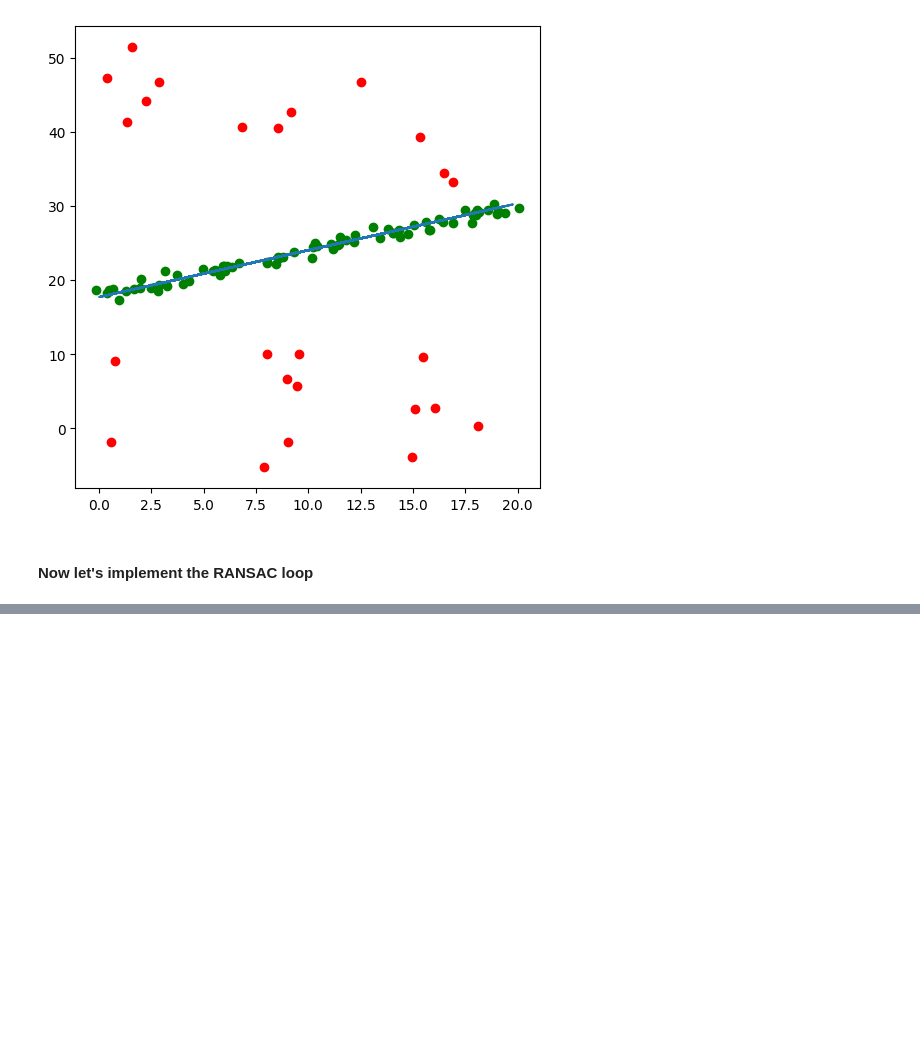
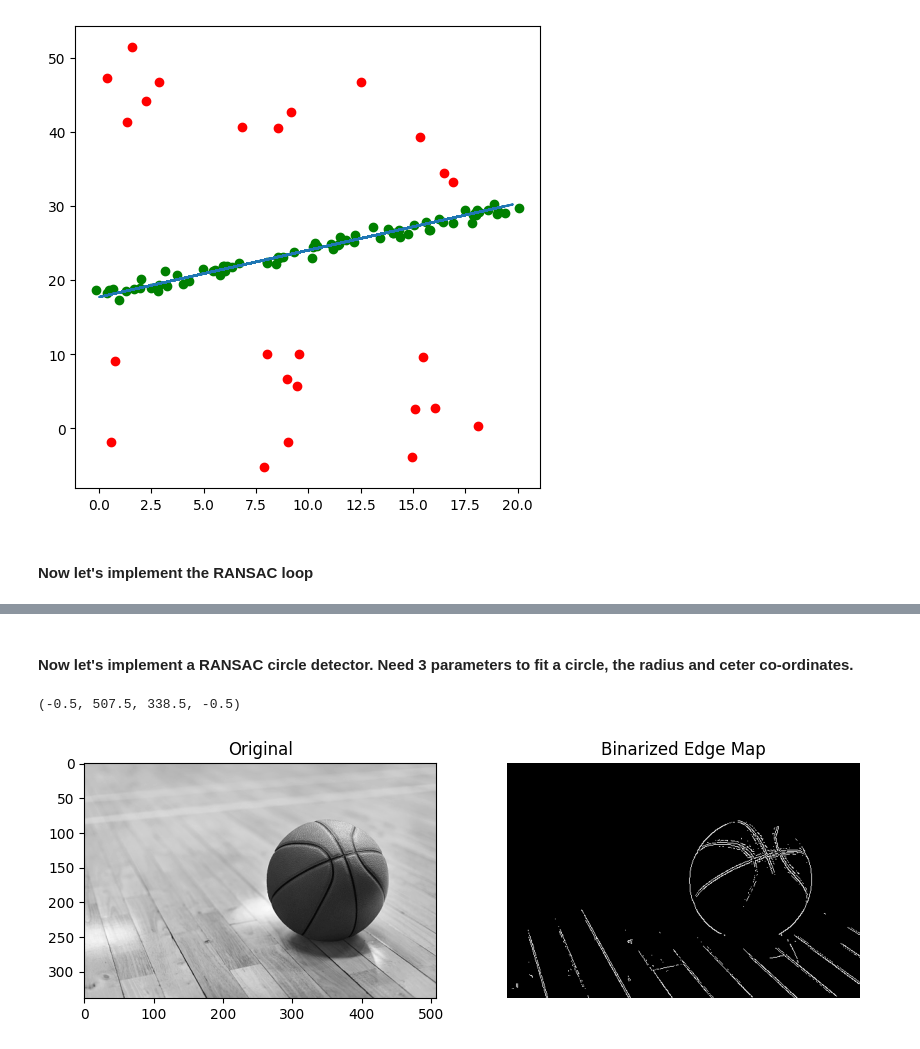
Before and after one commit to tsultan16/Computer_Vision, a Jupyter notebook: feature_detection/ransac.ipynb, the cells around one changed output, grey strips where cells are left out. Saved outputs shown, nothing was run; the diff lists cells and outputs as text; code cells hidden in the pictures; blank space fills up the shorter version.

Commit message:
implemented circle detection using RANSAC

```diff
--- a/feature_detection/ransac.ipynb
+++ b/feature_detection/ransac.ipynb
@@ -140,0 +140,35 @@ Iteration# 5, Found better inlier ratio: 0.7448979591836735, model_params: (0.60
+# %% [markdown]
+#### Now let's implement a RANSAC circle detector. Need 3 parameters to fit a circle, the radius and ceter co-ordinates.
+# %%
+# load test image and get an edge map
+img = cv2.imread("./test_images/basketball.jpg", cv2.IMREAD_GRAYSCALE)
+
+
+img_edge = cv2.Canny(img, threshold1=210, threshold2=220, L2gradient=False, apertureSize=3)
+
+
+# remove uniform regions from the edge map
+'''kernel = np.ones((3, 3), np.uint8)
+dilated = cv2.dilate(img_edge, kernel, iterations=5)
+eroded = cv2.erode(dilated, kernel, iterations=5)
+pure_edges = cv2.absdiff(img_edge, eroded)'''
+
+
+# convert edge map to binary
+#img_edge = -img_edge + 255
+_, img_binary = cv2.threshold(img_edge, 100, 255, cv2.THRESH_BINARY)
+img_binary = img_edge
+
+plt.figure(figsize=(10,6))
+plt.subplot(1,2,1)
+plt.imshow(img, cmap='gray')
+plt.title('Original')
+
+
+plt.subplot(1,2,2)
+plt.imshow(img_binary, cmap='gray')
+plt.title('Binarized Edge Map')
+plt.axis('off')
+# %% [output]
+(-0.5, 507.5, 338.5, -0.5)
+[figure, added]
```
Also changed, not shown: parts of 6 cells of this notebook.
